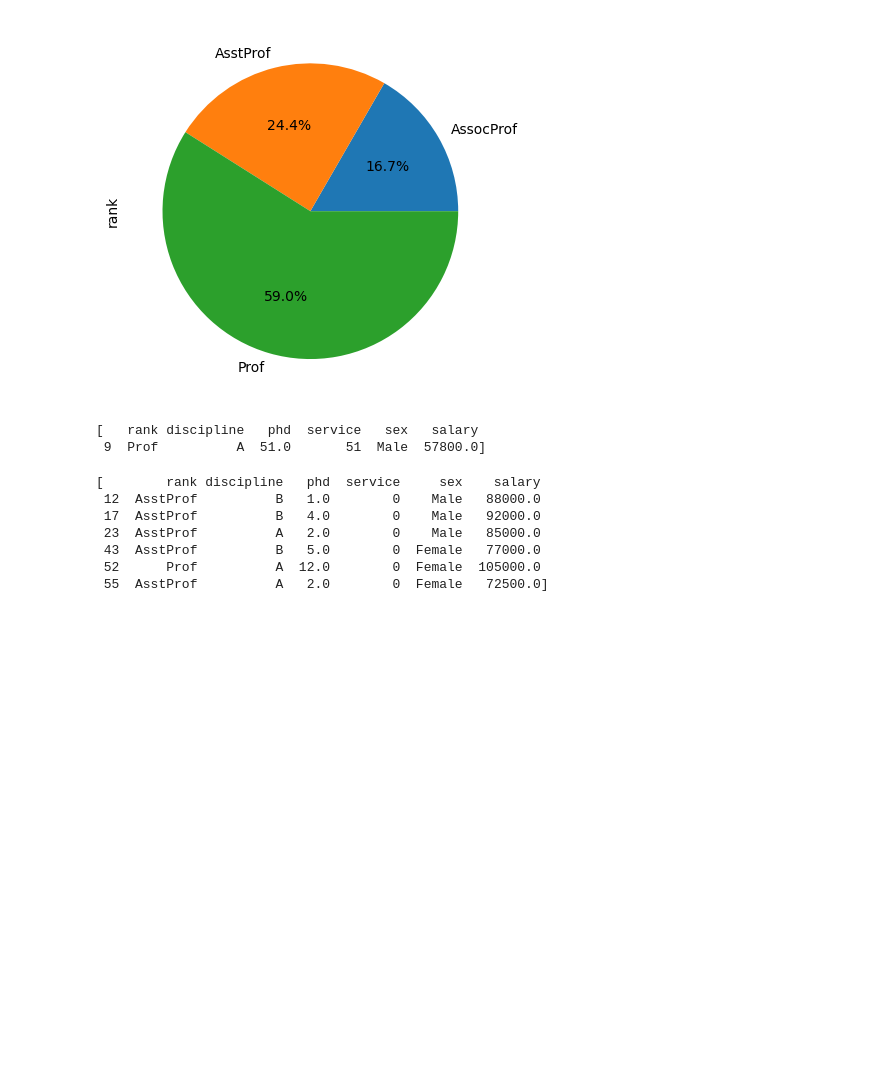
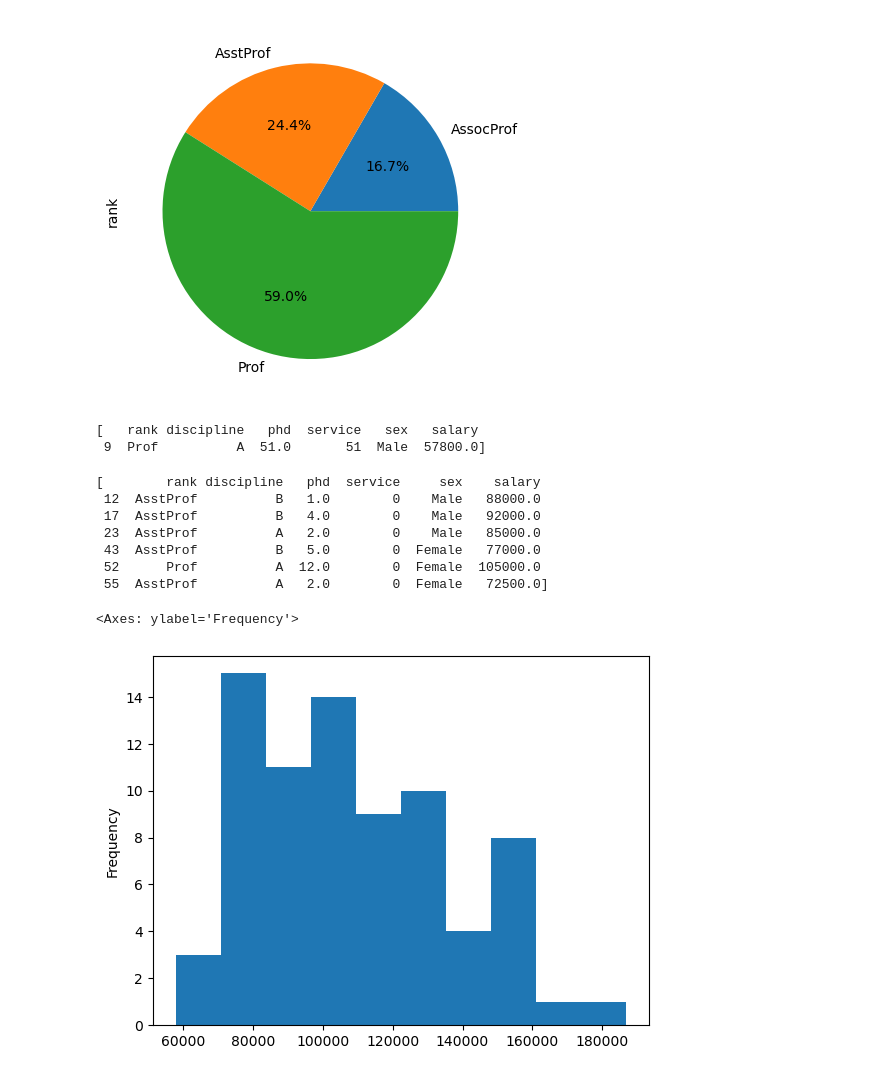
Before and after one commit to geeky-auro/TTL_CSE38, a Jupyter notebook: Assignment/Assignment-1/Assignment-4.ipynb, the cells around one changed output. Cells and saved outputs as stored; diff of their text form; code cells hidden in the pictures; blank space fills up the shorter version.

```diff
--- a/Assignment/Assignment-1/Assignment-4.ipynb
+++ b/Assignment/Assignment-1/Assignment-4.ipynb
@@ -142,5 +142,8 @@ Name: count, dtype: int64
  52      Prof          A  12.0        0  Female  105000.0
  55  AsstProf          A   2.0        0  Female   72500.0]
 # %%
-# Draw a histogram of the salaries divided into bin starting from 50K and increment
-of 15K
+# Draw a histogram of the salaries divided into bin starting from 50K and increment of 15K
+df['salary'].plot.hist()
+# %% [output]
+<Axes: ylabel='Frequency'>
+[figure, added]
```
